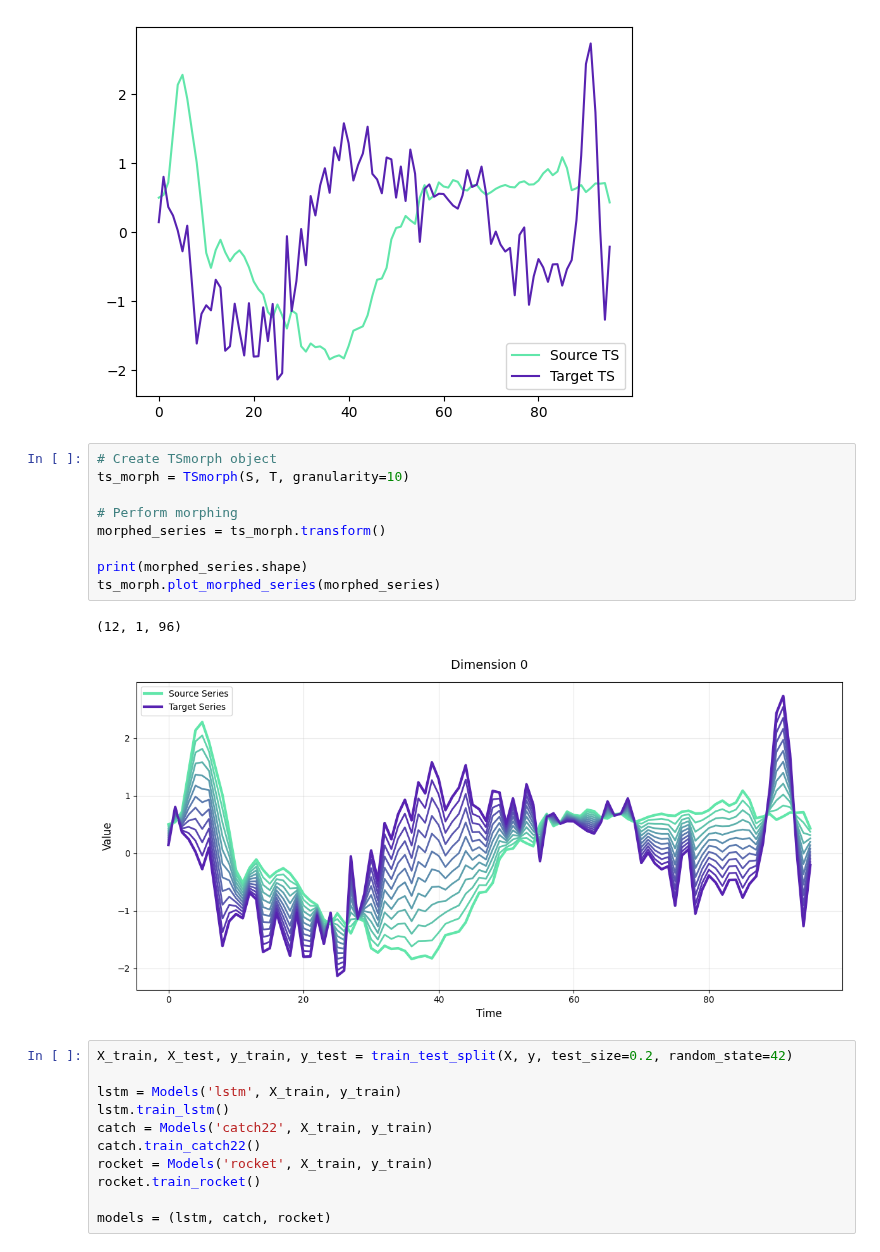
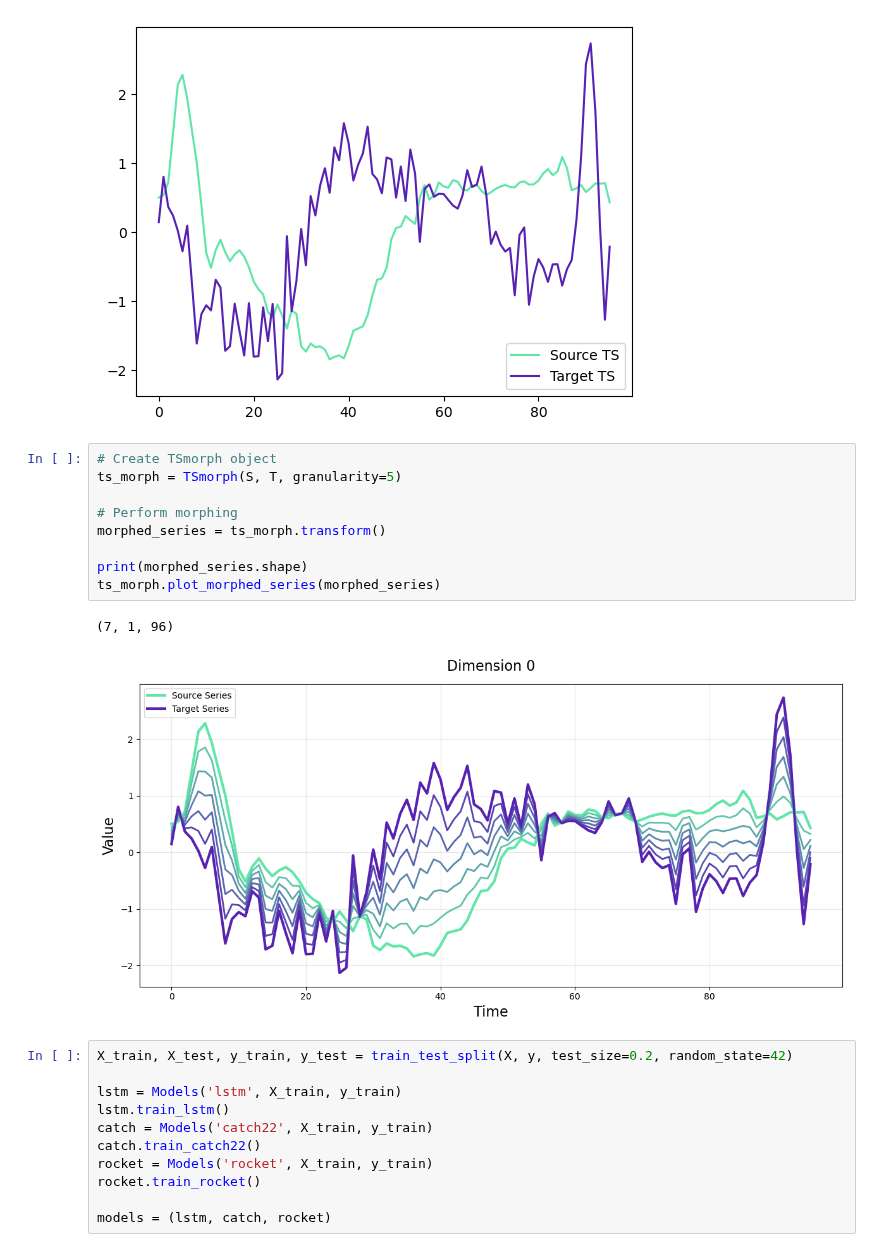
Before and after one commit to Nia3324/Morphing, a Jupyter notebook: multivariate_test.ipynb, the cells around one changed output. Saved outputs shown, nothing was run; the diff lists cells and outputs as text.

```diff
--- a/multivariate_test.ipynb
+++ b/multivariate_test.ipynb
@@ -36,16 +36,16 @@ X Shape: (200, 1, 96)
 [figure]
 # %%
 # Create TSmorph object
-ts_morph = TSmorph(S, T, granularity=10)
+ts_morph = TSmorph(S, T, granularity=5)
 
 # Perform morphing
 morphed_series = ts_morph.transform()
 
 print(morphed_series.shape)
 ts_morph.plot_morphed_series(morphed_series)
 # %% [output]
-(12, 1, 96)
+(7, 1, 96)
-[figure, old version]
+[figure, new version]
 # %%
 X_train, X_test, y_train, y_test = train_test_split(X, y, test_size=0.2, random_state=42)
 
```
Also changed, not shown: 12 other files.
